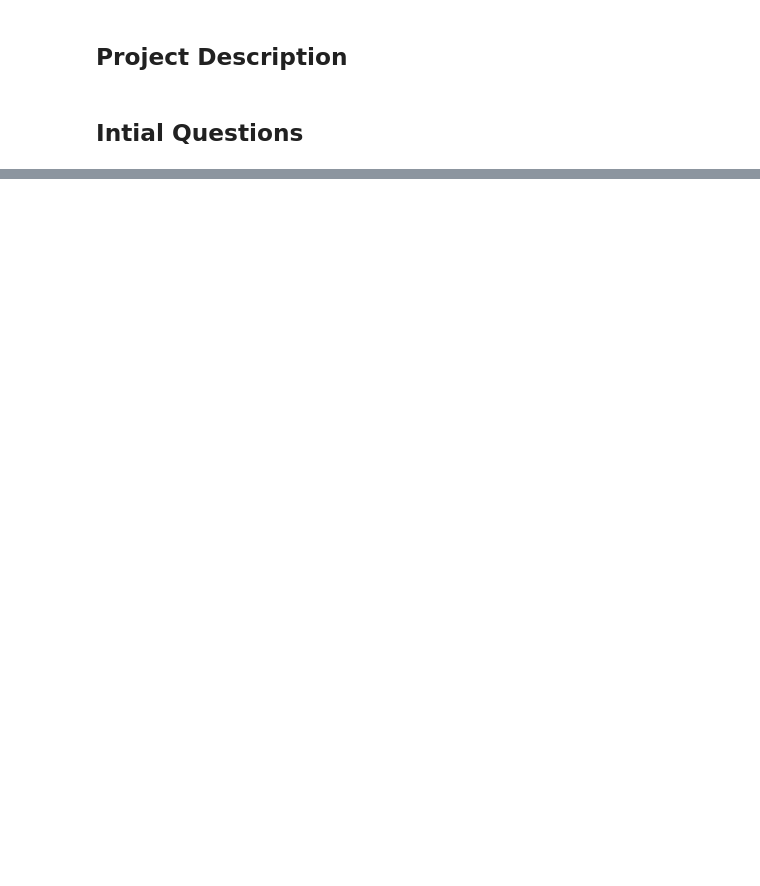
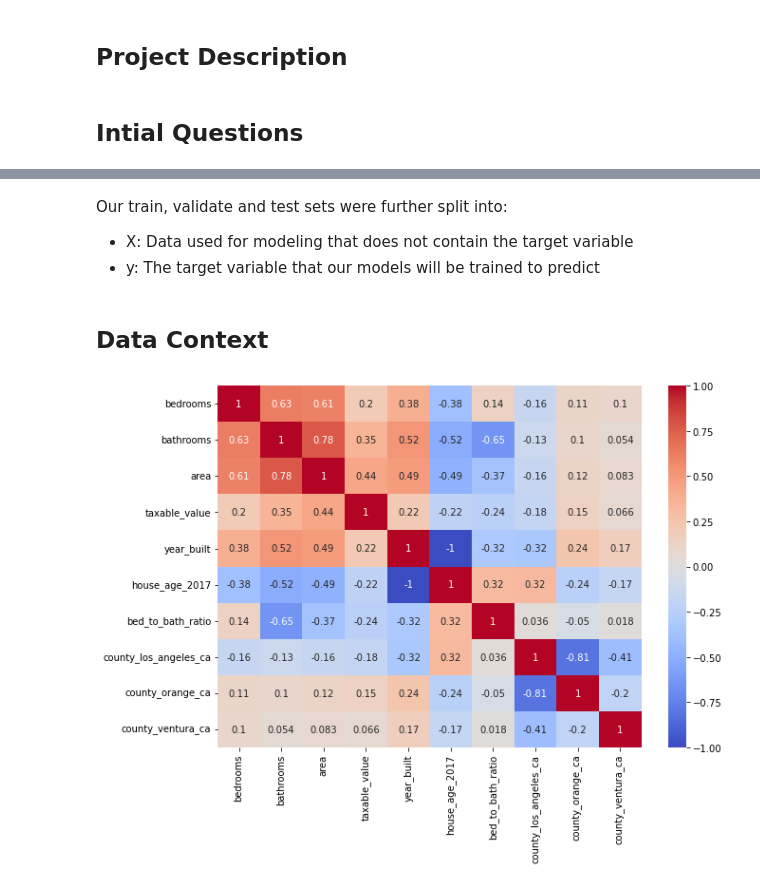
Before and after one commit to mwboiss/regression_project, a Jupyter notebook: Report.ipynb, the cells around one changed output, grey strips where cells are left out. Saved outputs shown, nothing was run; the diff lists cells and outputs as text; code cells hidden in the pictures; blank space fills up the shorter version.

```diff
--- a/Report.ipynb
+++ b/Report.ipynb
@@ -77,0 +62,3 @@ Variable | Meaning |
+# %%
+# Acquire and Prepare data
+train, validate, test = wrangle.wrangle_zillow()
@@ -77,0 +80,4 @@ Variable | Meaning |
+# %% [markdown]
+Our train, validate and test sets were further split into:
+- X: Data used for modeling that does not contain the target variable
+- y: The target variable that our models will be trained to predict
@@ -77,0 +88,15 @@ Variable | Meaning |
+# %% [markdown]
+## Data Context
+# %%
+# Import for visualization
+from matplotlib import pyplot as plt
+import seaborn as sns
+
+# Perform a Pearson Correlation on the dataset
+plt.figure(figsize=(10,7))
+correlate = train.corr()
+# Plot the Correlation on a heatmap
+sns.heatmap(correlate, annot=True, cmap='coolwarm')
+plt.show()
+# %% [output]
+[figure, added]
```
Also changed, not shown: parts of 52 cells of this notebook, 3 other files.
